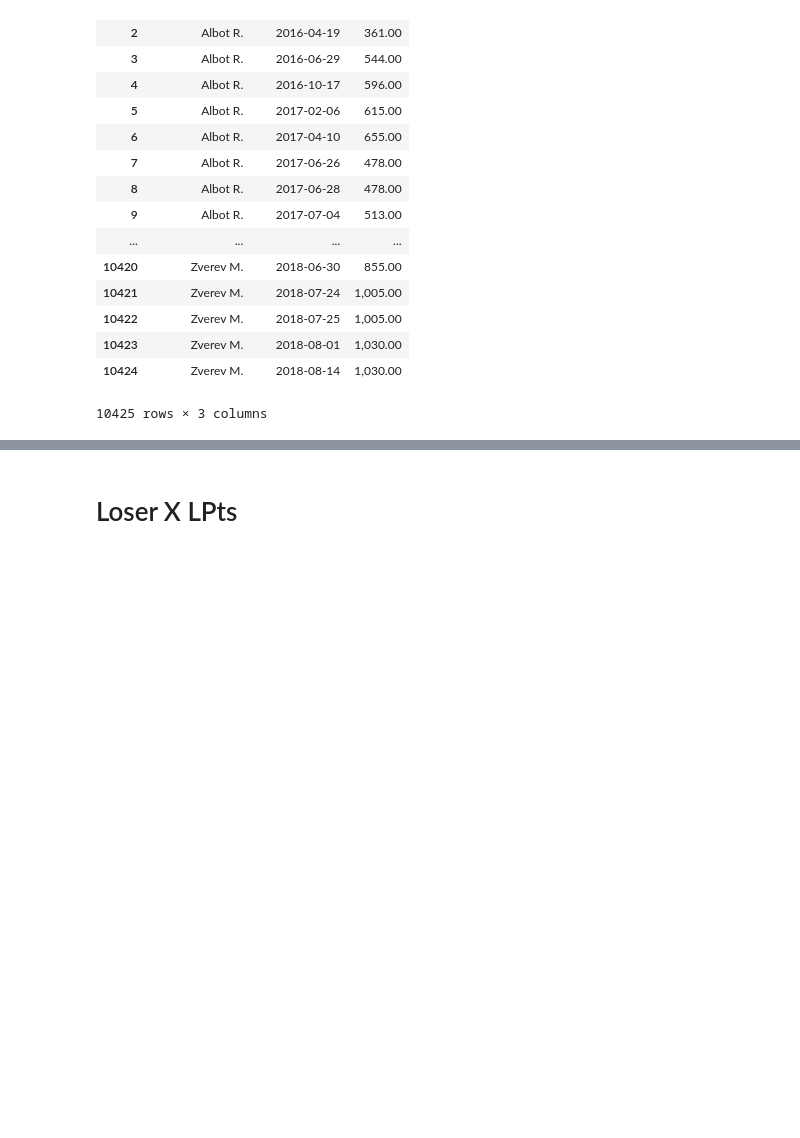
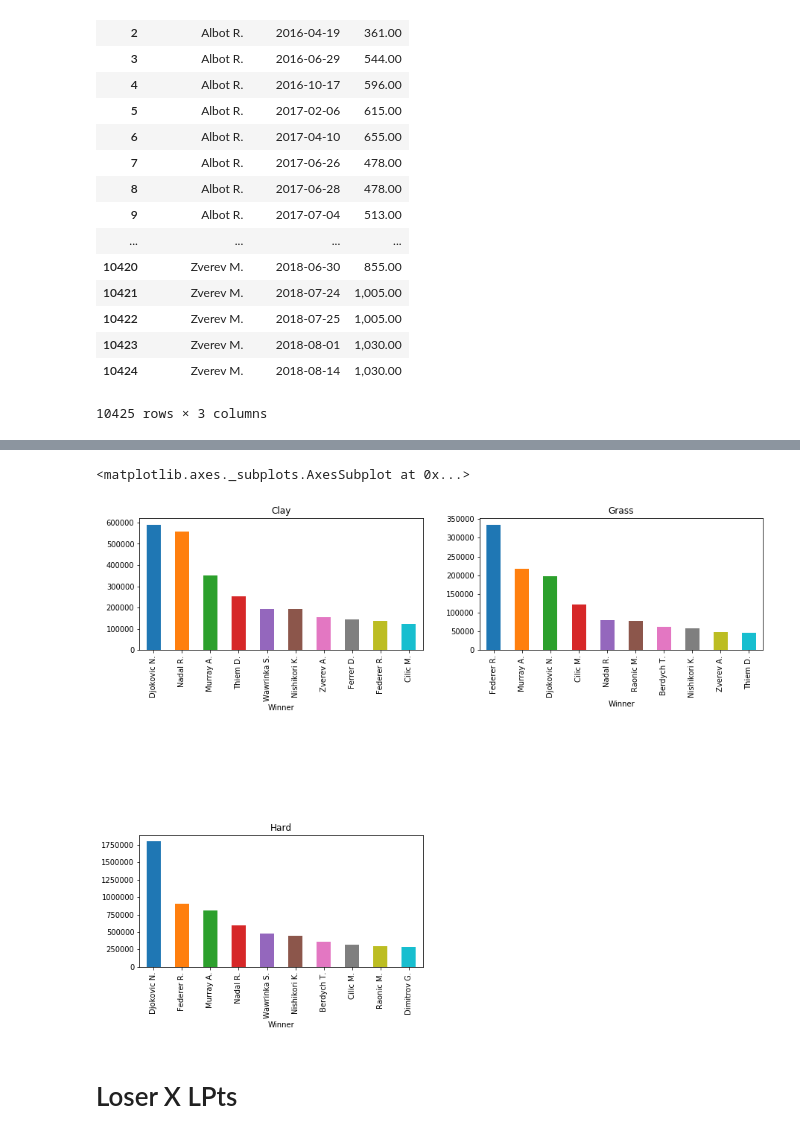
Before and after one commit to raphacosta27/atp, a Jupyter notebook: Final data analysis.ipynb, the cells around one changed output, grey strips where cells are left out. Drawn from its saved outputs; the diff is of its cells as text; code cells hidden in the pictures; blank space fills up the shorter version.

```diff
--- a/Final data analysis.ipynb
+++ b/Final data analysis.ipynb
@@ -30,0 +33,2 @@ wyw
+# %%
+df = pd.read_excel("ATP Men's Tour.xlsx")
@@ -34,0 +87,2 @@ wyw
+# %%
+surface = df[["Surface", "Winner", "WPts"]].copy()
@@ -34,0 +98,6 @@ wyw
+# %%
+grouped = surface.groupby(['Surface', 'Winner'])
+soma = grouped.agg({'WPts':sum})
+final = soma['WPts'].groupby(level=0, group_keys=False)
+# %%
+top = final.nlargest(10)
@@ -35,3 +124,19 @@ wyw
+# %%
+fig = plt.figure(figsize=(15,15))
+clay = fig.add_subplot(4,2,1)
+clay.title.set_text("Clay")
+top.Clay.plot.bar()
+
+grass = fig.add_subplot(4,2,2)
+grass.title.set_text("Grass")
+top.Grass.plot.bar()
+
+hard = fig.add_subplot(4,2,5)
+hard.title.set_text("Hard")
+top.Hard.plot.bar()
+# %% [output]
+<matplotlib.axes._subplots.AxesSubplot at 0x...>
+[figure, added]
 # %% [markdown]
 # Loser X LPts
 # %% [markdown]
```
Also changed, not shown: parts of 20 cells of this notebook, 3 other files.
